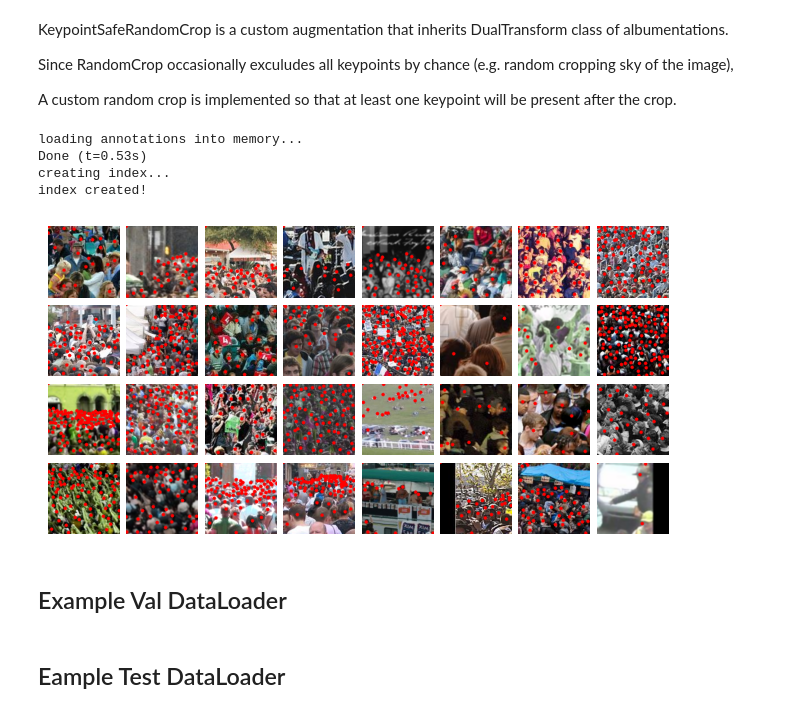
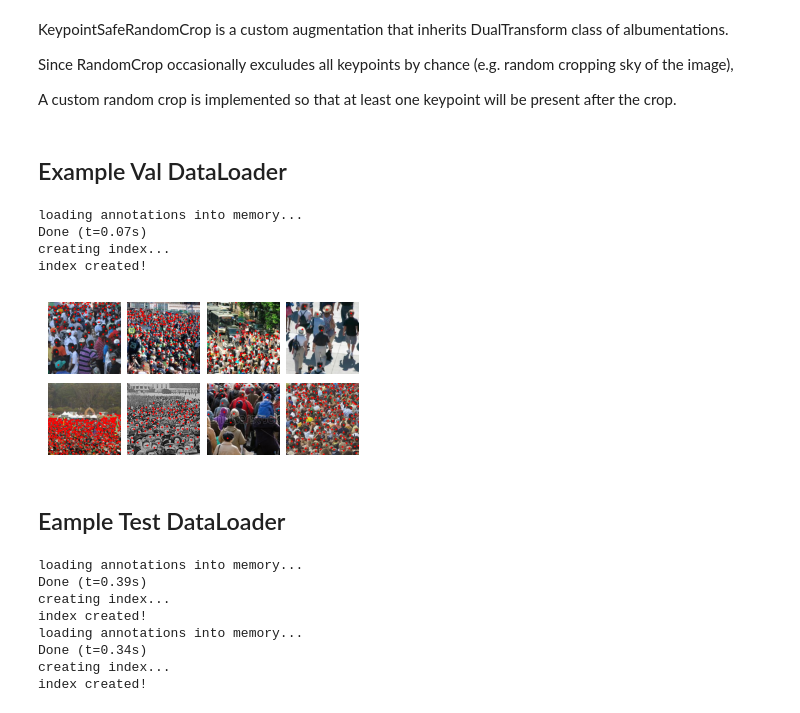
Before and after one commit to totti0223/P2PNet_tfkeras, a Jupyter notebook: notebooks/how2use_dataloader.ipynb, the cells around one changed output. Drawn from its saved outputs; the diff is of its cells as text; code cells hidden in the pictures.

```diff
--- a/notebooks/how2use_dataloader.ipynb
+++ b/notebooks/how2use_dataloader.ipynb
@@ -27,14 +32,9 @@ train_aug = A.Compose([
 ], keypoint_params=A.KeypointParams(format='xy', label_fields=['class_labels']))
 
 train_dt = DataLoader(
-    "/home2/synthetic_seeds/2023/p2pt/shanghaitech_train.json",
-    "/home2/synthetic_seeds/2023/p2pt/ShanghaiTech/part_A/train_data/images",
+    "shanghaitech_train.json",
+    "ShanghaiTech/part_A/train_data/images",
     batch_size=32,augmentations=train_aug)
-# %% [output]
-loading annotations into memory...
-Done (t=0.53s)
-creating index...
-index created!
 # %%
 for images, y_trues in train_dt:
     plt.figure(figsize=(8,4))
@@ -47,16 +47,56 @@ for images, y_trues in train_dt:
         plt.axis('off')
     plt.subplots_adjust(wspace=0.1, hspace=0.1)
     break
-# %% [output]
-[figure, removed]
 # %% [markdown]
 ## Example Val DataLoader
 # %%
-
 val_aug = A.Compose([
     A.PadIfNeeded(min_height=256, min_width=256,
                     border_mode=0, p=1.0),
     A.CenterCrop(width=256, height=256, always_apply=True),
 ], keypoint_params=A.KeypointParams(format='xy', label_fields=['class_labels']))
+
+val_dt = DataLoader(
+    "shanghaitech_val.json",
+    "ShanghaiTech/part_A/train_data/images",
+    batch_size=8,augmentations=val_aug)
+# %% [output]
+loading annotations into memory...
+Done (t=0.07s)
+creating index...
+index created!
+# %%
+for images, y_trues in val_dt:
+    plt.figure(figsize=(4,2))
+    for i, (image, y_true) in enumerate(zip(images,y_trues)):
+        image = image.astype(np.uint8)
+        for coord in y_true[...,:2]:
+            cv2.circle(image, (int(coord[0]),int(coord[1])), 3, (255,0,0),-1)
+        plt.subplot(2,4,i+1)
+        plt.imshow(image)
+        plt.axis('off')
+    plt.subplots_adjust(wspace=0.1, hspace=0.1)
+    break
+# %% [output]
+[figure, added]
 # %% [markdown]
 ## Eample Test DataLoader
+# %%
+test_dt = DataLoader(
+    "shanghaitech_test.json",
+    "ShanghaiTech/part_A/test_data/images",
+    batch_size=1,augmentations=False)
+
+test_dt = DataLoader(
+    "shanghaitech_test.json",
+    "ShanghaiTech/part_A/test_data/images",
+    batch_size=1,augmentations=False)
+# %% [output]
+loading annotations into memory...
+Done (t=0.39s)
+creating index...
+index created!
+loading annotations into memory...
+Done (t=0.34s)
+creating index...
+index created!
```
Also changed, not shown: parts of 4 cells of this notebook.
